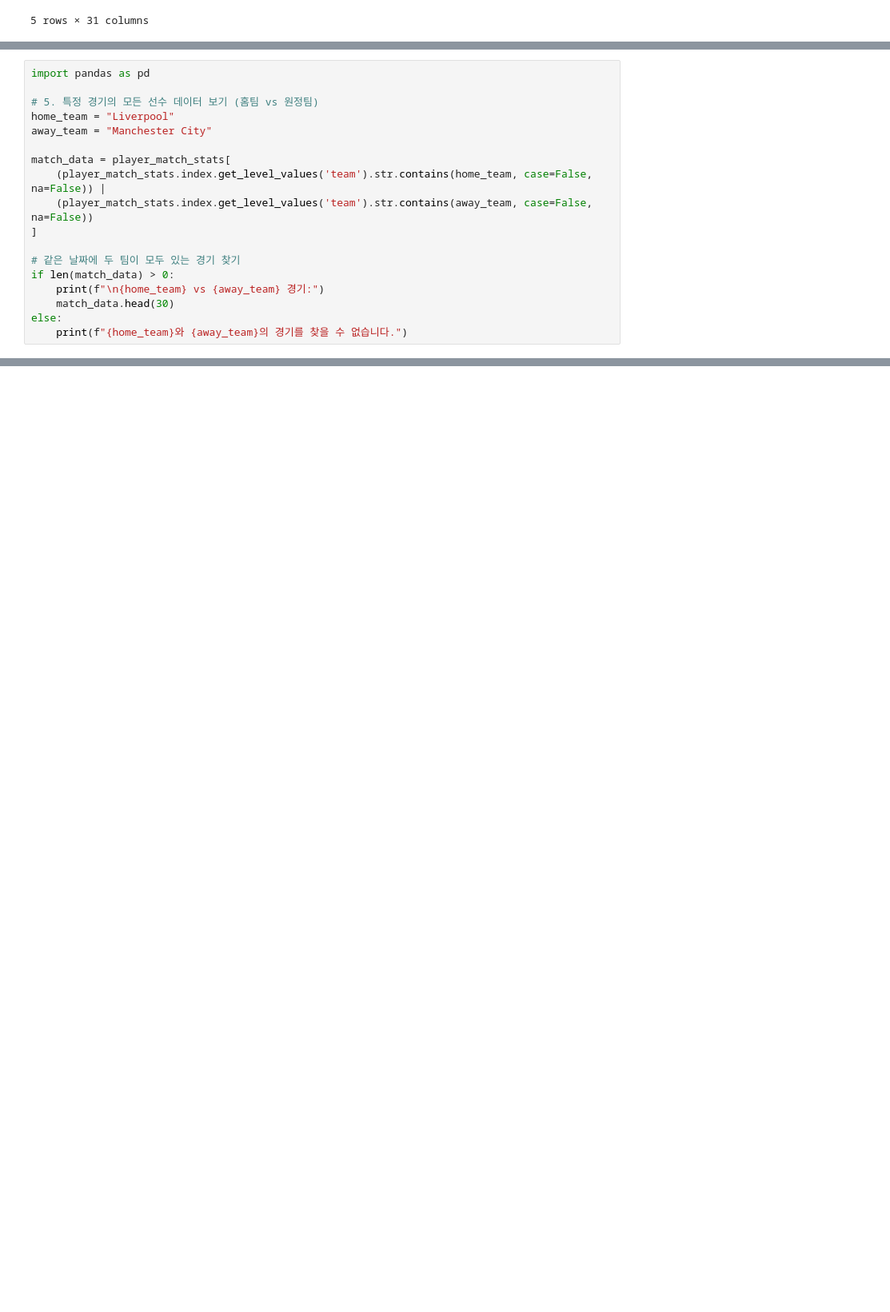
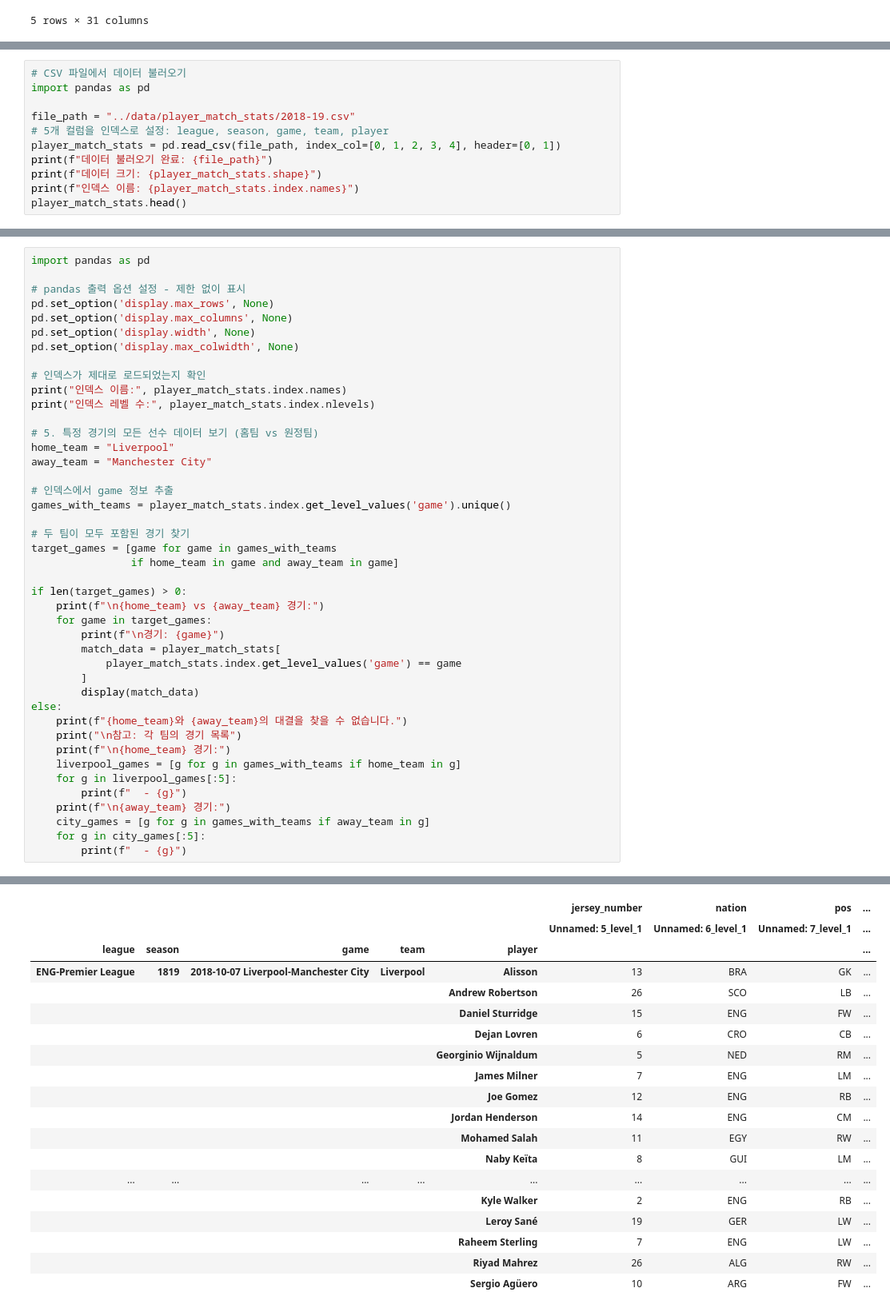
Before and after one commit to ryutt919/AIS, a Jupyter notebook: scripts/Soccerdata_scraper.ipynb, the cells around one changed output, grey strips where cells are left out. Shown: that part at 80% size. Cells and saved outputs as stored; diff of their text form; blank space fills up the shorter version.

```diff
--- a/scripts/Soccerdata_scraper.ipynb
+++ b/scripts/Soccerdata_scraper.ipynb
@@ -54,3 +51,14 @@ player_match_stats.to_csv(output_path, index=True, encoding='utf-8-sig')
 print(f"저장 완료: {output_path}")
 # %% [output]
 저장 완료: ../data/player_match_stats_2018.csv
+# %%
+# CSV 파일에서 데이터 불러오기
+import pandas as pd
+
+file_path = "../data/player_match_stats/2018-19.csv"
+# 5개 컬럼을 인덱스로 설정: league, season, game, team, player
+player_match_stats = pd.read_csv(file_path, index_col=[0, 1, 2, 3, 4], header=[0, 1])
+print(f"데이터 불러오기 완료: {file_path}")
+print(f"데이터 크기: {player_match_stats.shape}")
+print(f"인덱스 이름: {player_match_stats.index.names}")
+player_match_stats.head()
@@ -60,19 +80,45 @@ print(f"저장 완료: {output_path}")
 다양한 조건으로 경기 데이터를 필터링하여 확인할 수 있습니다.
 # %%
 import pandas as pd
+
+# pandas 출력 옵션 설정 - 제한 없이 표시
+pd.set_option('display.max_rows', None)
+pd.set_option('display.max_columns', None)
+pd.set_option('display.width', None)
+pd.set_option('display.max_colwidth', None)
+
+# 인덱스가 제대로 로드되었는지 확인
+print("인덱스 이름:", player_match_stats.index.names)
+print("인덱스 레벨 수:", player_match_stats.index.nlevels)
 
 # 5. 특정 경기의 모든 선수 데이터 보기 (홈팀 vs 원정팀)
 home_team = "Liverpool"
 away_team = "Manchester City"
 
-match_data = player_match_stats[
-    (player_match_stats.index.get_level_values('team').str.contains(home_team, case=False, na=False)) |
-    (player_match_stats.index.get_level_values('team').str.contains(away_team, case=False, na=False))
-]
+# 인덱스에서 game 정보 추출
+games_with_teams = player_match_stats.index.get_level_values('game').unique()
 
-# 같은 날짜에 두 팀이 모두 있는 경기 찾기
-if len(match_data) > 0:
+# 두 팀이 모두 포함된 경기 찾기
+target_games = [game for game in games_with_teams
+                if home_team in game and away_team in game]
+
+if len(target_games) > 0:
     print(f"\n{home_team} vs {away_team} 경기:")
-    match_data.head(30)
+    for game in target_games:
+        print(f"\n경기: {game}")
+        match_data = player_match_stats[
+            player_match_stats.index.get_level_values('game') == game
+        ]
+        display(match_data)
 else:
-    print(f"{home_team}와 {away_team}의 경기를 찾을 수 없습니다.")
+    print(f"{home_team}와 {away_team}의 대결을 찾을 수 없습니다.")
+    print("\n참고: 각 팀의 경기 목록")
+    print(f"\n{home_team} 경기:")
+    liverpool_games = [g for g in games_with_teams if home_team in g]
+    for g in liverpool_games[:5]:
+        print(f"  - {g}")
+    print(f"\n{away_team} 경기:")
+    city_games = [g for g in games_with_teams if away_team in g]
+    for g in city_games[:5]:
+        print(f"  - {g}")
+# %% [output]
@@ -78,0 +131,19 @@ else:
+|  |  |  |  |  | jersey_number | nation | pos | ... |
+|  |  |  |  |  | Unnamed: 5_level_1 | Unnamed: 6_level_1 | Unnamed: 7_level_1 | ... |
+| league | season | game | team | player |  |  |  | ... |
+| ENG-Premier League | 1819 | 2018-10-07 Liverpool-Manchester City | Liverpool | Alisson | 13 | BRA | GK | ... |
+|  |  |  |  | Andrew Robertson | 26 | SCO | LB | ... |
+|  |  |  |  | Daniel Sturridge | 15 | ENG | FW | ... |
+|  |  |  |  | Dejan Lovren | 6 | CRO | CB | ... |
+|  |  |  |  | Georginio Wijnaldum | 5 | NED | RM | ... |
+|  |  |  |  | James Milner | 7 | ENG | LM | ... |
+|  |  |  |  | Joe Gomez | 12 | ENG | RB | ... |
+|  |  |  |  | Jordan Henderson | 14 | ENG | CM | ... |
+|  |  |  |  | Mohamed Salah | 11 | EGY | RW | ... |
+|  |  |  |  | Naby Keïta | 8 | GUI | LM | ... |
+| ... | ... | ... | ... | ... | ... | ... | ... | ... |
+|  |  |  |  | Kyle Walker | 2 | ENG | RB | ... |
+|  |  |  |  | Leroy Sané | 19 | GER | LW | ... |
+|  |  |  |  | Raheem Sterling | 7 | ENG | LW | ... |
+|  |  |  |  | Riyad Mahrez | 26 | ALG | RW | ... |
+|  |  |  |  | Sergio Agüero | 10 | ARG | FW | ... |
```
Also changed, not shown: parts of 7 cells of this notebook, 3 other files.
